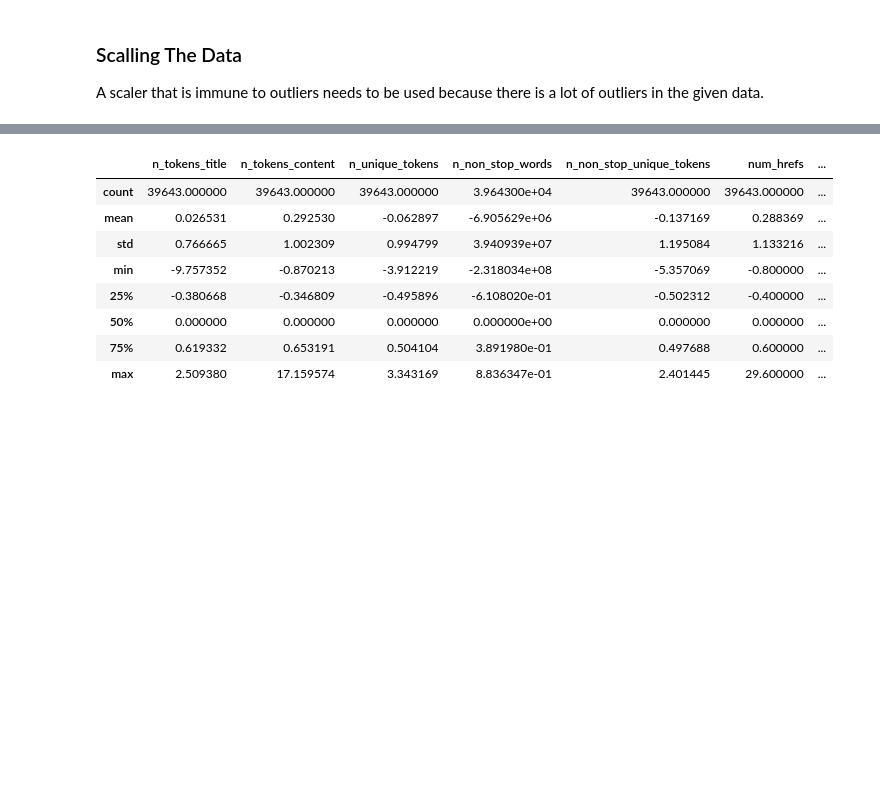
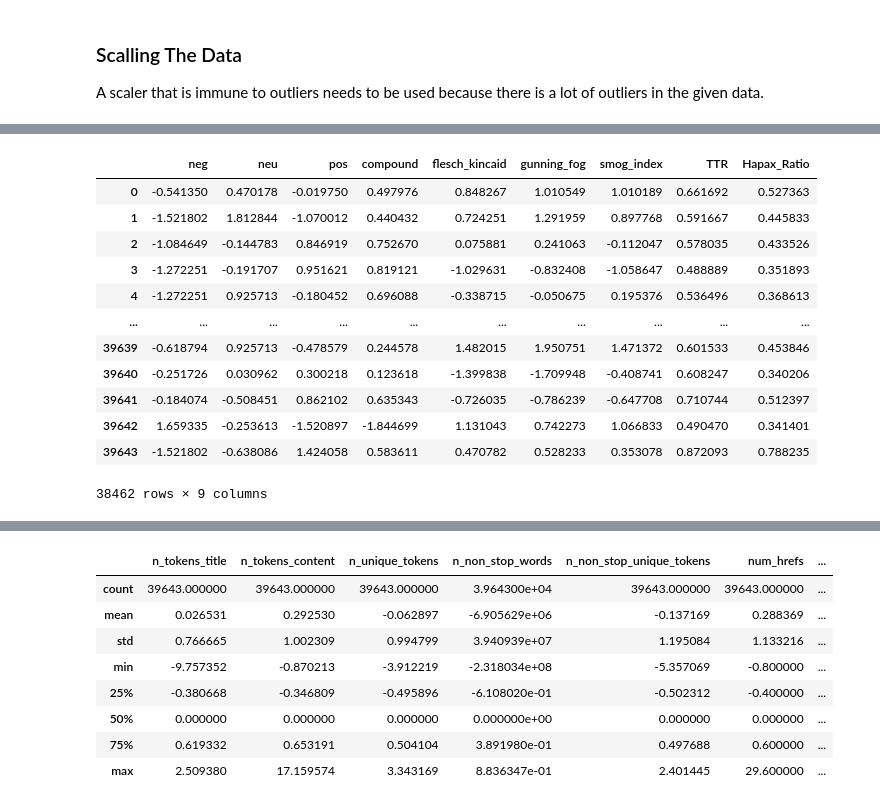
Before and after one commit to Siy-HaackeJ/Data-Challenge-Text-Mining-Green-Way-, a Jupyter notebook: Data Challenges_Feature_PCA.ipynb, the cells around one changed output, grey strips where cells are left out. Saved outputs shown, nothing was run; the diff lists cells and outputs as text; code cells hidden in the pictures; blank space fills up the shorter version.

```diff
--- a/Data Challenges_Feature_PCA.ipynb
+++ b/Data Challenges_Feature_PCA.ipynb
@@ -1487,0 +1536,16 @@ A scaler that is immune to outliers needs to be used because there is a lot of o
+# %%
+df2[['neg', 'neu','pos', 'compound', 'flesch_kincaid', 'gunning_fog', 'smog_index', 'TTR','Hapax_Ratio']]
+# %% [output]
+|  | neg | neu | pos | compound | flesch_kincaid | gunning_fog | smog_index | TTR | Hapax_Ratio |
+| 0 | -0.541350 | 0.470178 | -0.019750 | 0.497976 | 0.848267 | 1.010549 | 1.010189 | 0.661692 | 0.527363 |
+| 1 | -1.521802 | 1.812844 | -1.070012 | 0.440432 | 0.724251 | 1.291959 | 0.897768 | 0.591667 | 0.445833 |
+| 2 | -1.084649 | -0.144783 | 0.846919 | 0.752670 | 0.075881 | 0.241063 | -0.112047 | 0.578035 | 0.433526 |
+| 3 | -1.272251 | -0.191707 | 0.951621 | 0.819121 | -1.029631 | -0.832408 | -1.058647 | 0.488889 | 0.351893 |
+| 4 | -1.272251 | 0.925713 | -0.180452 | 0.696088 | -0.338715 | -0.050675 | 0.195376 | 0.536496 | 0.368613 |
+| ... | ... | ... | ... | ... | ... | ... | ... | ... | ... |
+| 39639 | -0.618794 | 0.925713 | -0.478579 | 0.244578 | 1.482015 | 1.950751 | 1.471372 | 0.601533 | 0.453846 |
+| 39640 | -0.251726 | 0.030962 | 0.300218 | 0.123618 | -1.399838 | -1.709948 | -0.408741 | 0.608247 | 0.340206 |
+| 39641 | -0.184074 | -0.508451 | 0.862102 | 0.635343 | -0.726035 | -0.786239 | -0.647708 | 0.710744 | 0.512397 |
+| 39642 | 1.659335 | -0.253613 | -1.520897 | -1.844699 | 1.131043 | 0.742273 | 1.066833 | 0.490470 | 0.341401 |
+| 39643 | -1.521802 | -0.638086 | 1.424058 | 0.583611 | 0.470782 | 0.528233 | 0.353078 | 0.872093 | 0.788235 |
+38462 rows × 9 columns
```
Also changed, not shown: parts of 41 cells of this notebook.
